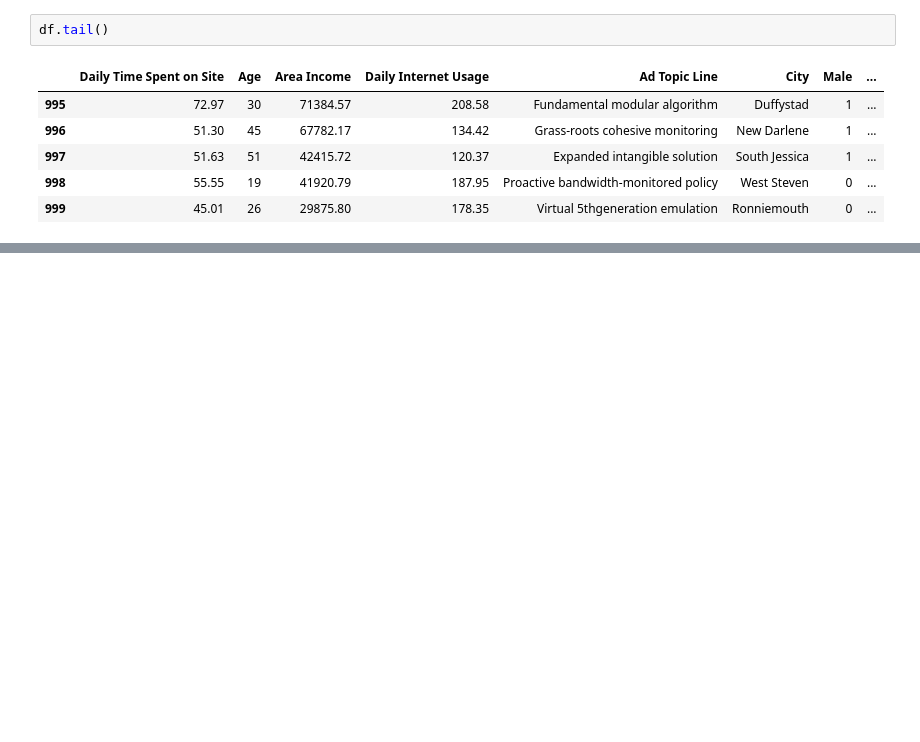
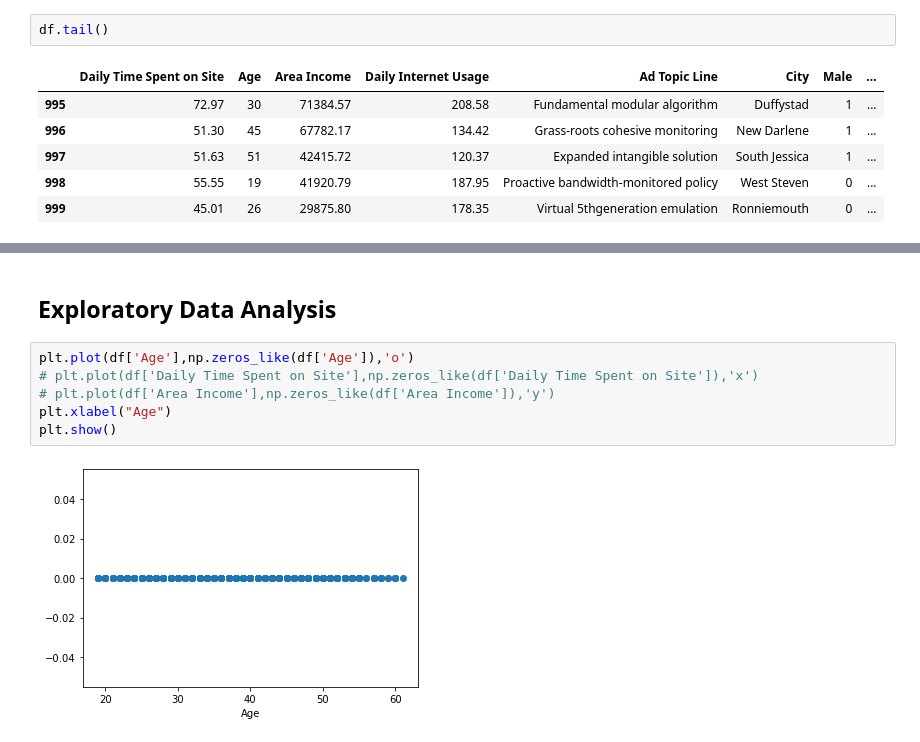
Before and after one commit to shavejshaikh/Kaggle, a Jupyter notebook: Advertising Prediction/Advertising.ipynb, the cells around one changed output, grey strips where cells are left out. Saved outputs shown, nothing was run; the diff lists cells and outputs as text; blank space fills up the shorter version.

```diff
--- a/Advertising Prediction/Advertising.ipynb
+++ b/Advertising Prediction/Advertising.ipynb
@@ -25,0 +69,10 @@ df.tail()
+# %% [markdown]
+## Exploratory Data Analysis
+# %%
+plt.plot(df['Age'],np.zeros_like(df['Age']),'o')
+# plt.plot(df['Daily Time Spent on Site'],np.zeros_like(df['Daily Time Spent on Site']),'x')
+# plt.plot(df['Area Income'],np.zeros_like(df['Area Income']),'y')
+plt.xlabel("Age")
+plt.show()
+# %% [output]
+[figure, added]
```
Also changed, not shown: parts of 41 cells of this notebook, 1 other file.
